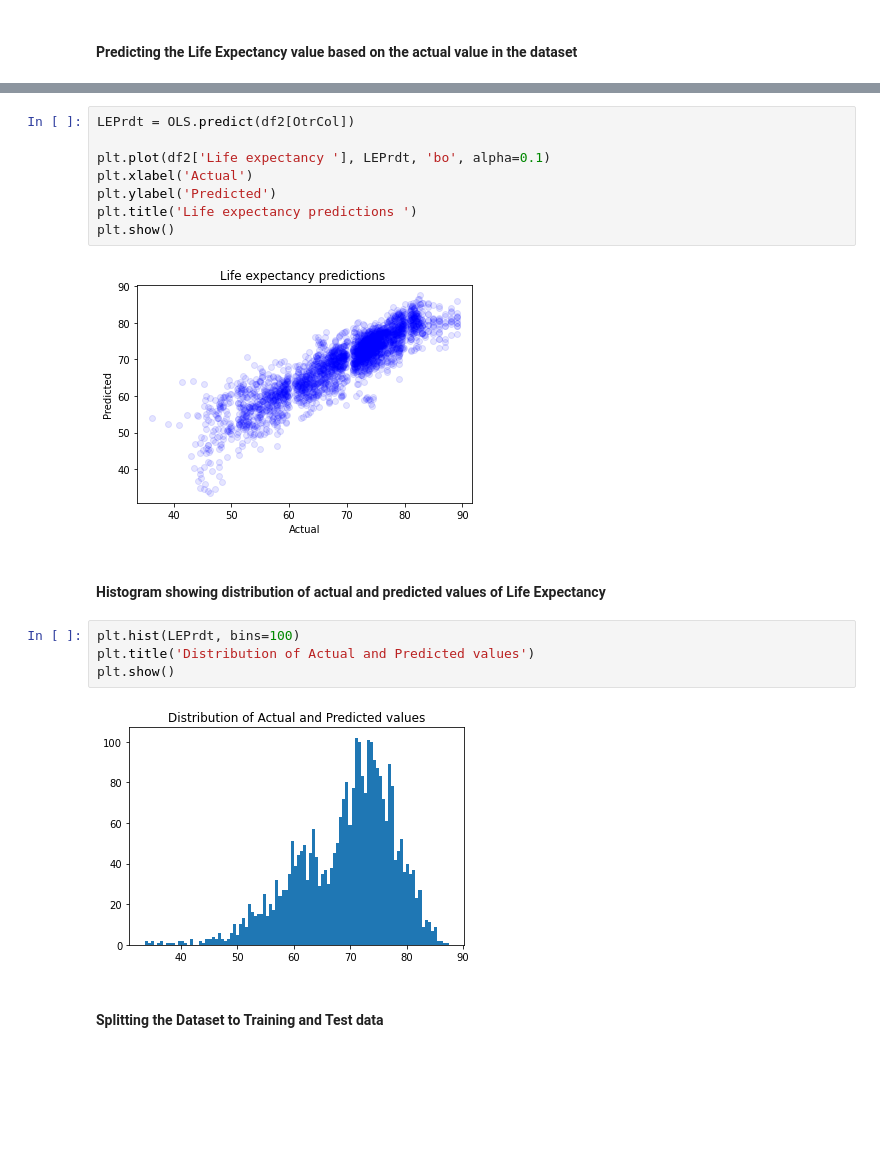
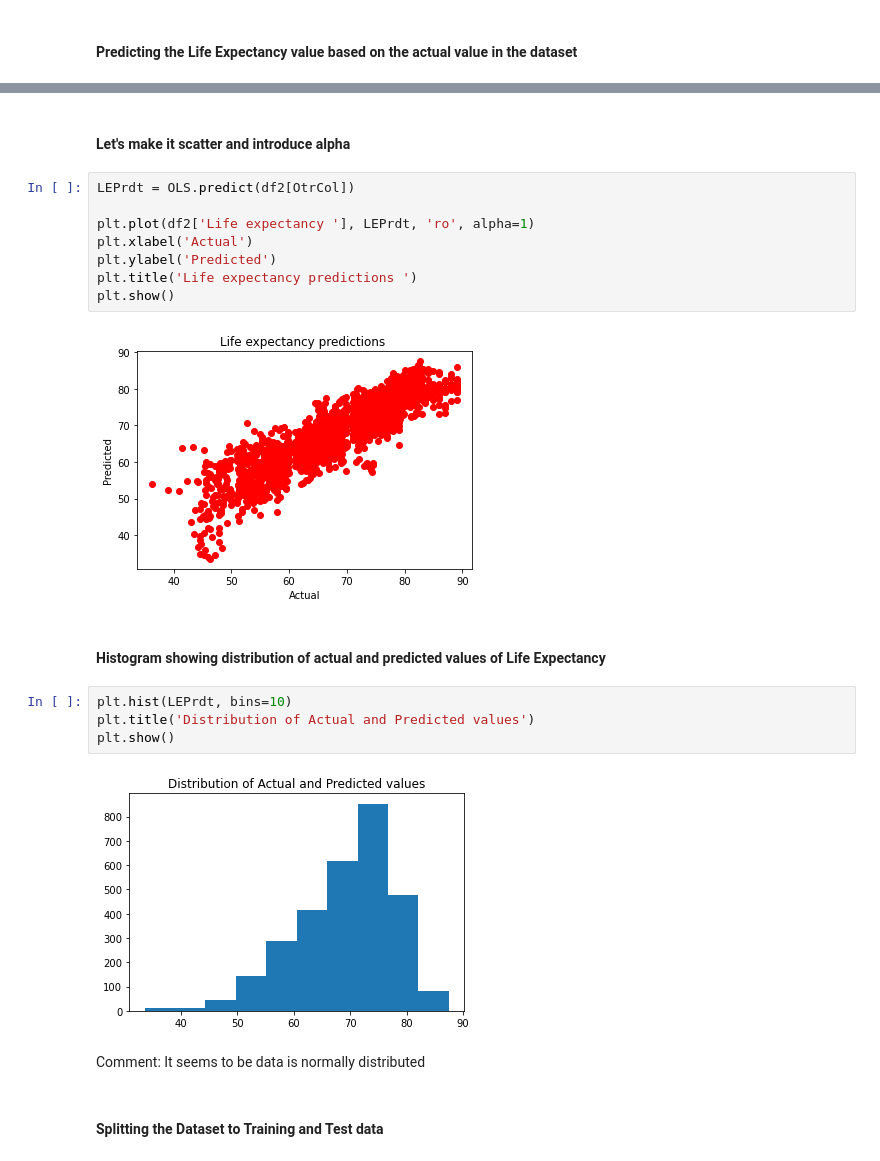
Before and after one commit to iamsaida/DATA602, a Jupyter notebook: Assignment 5/DATA 602_HW 5 _Regression (1).ipynb, the cells around one changed output, grey strips where cells are left out. Drawn from its saved outputs; the diff is of its cells as text; blank space fills up the shorter version.

```diff
--- a/Assignment 5/DATA 602_HW 5 _Regression (1).ipynb
+++ b/Assignment 5/DATA 602_HW 5 _Regression (1).ipynb
@@ -153,21 +177,25 @@ strong multicollinearity or other numerical problems.
+# %% [markdown]
+#### Let's make it scatter and introduce alpha
 # %%
 LEPrdt = OLS.predict(df2[OtrCol])
 
-plt.plot(df2['Life expectancy '], LEPrdt, 'bo', alpha=0.1)
+plt.plot(df2['Life expectancy '], LEPrdt, 'ro', alpha=1)
 plt.xlabel('Actual')
 plt.ylabel('Predicted')
 plt.title('Life expectancy predictions ')
 plt.show()
 # %% [output]
-[figure, old version]
+[figure, new version]
 # %% [markdown]
 #### Histogram showing distribution of actual and predicted values of Life Expectancy
 # %%
-plt.hist(LEPrdt, bins=100)
+plt.hist(LEPrdt, bins=10)
 plt.title('Distribution of Actual and Predicted values')
 plt.show()
 # %% [output]
-[figure, old version]
+[figure, new version]
+# %% [markdown]
+Comment: It seems to be data is normally distributed
 # %% [markdown]
 #### Splitting the Dataset to Training and Test data
 # %%
```
Also changed, not shown: parts of 12 cells of this notebook.
